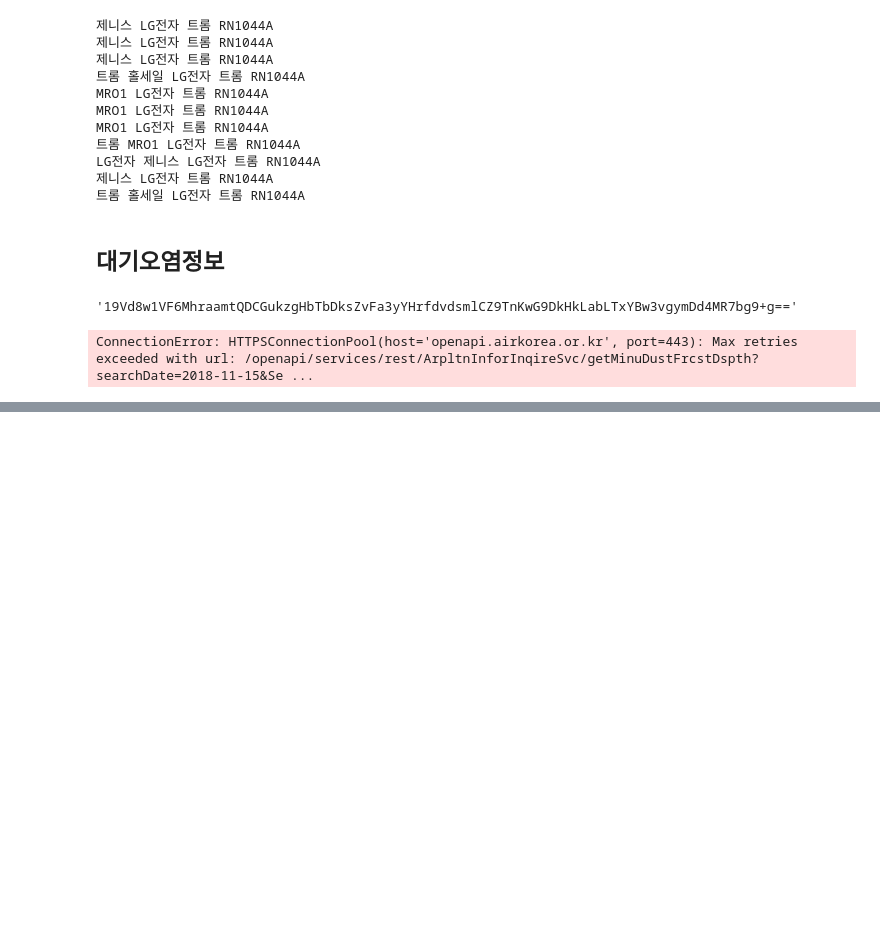
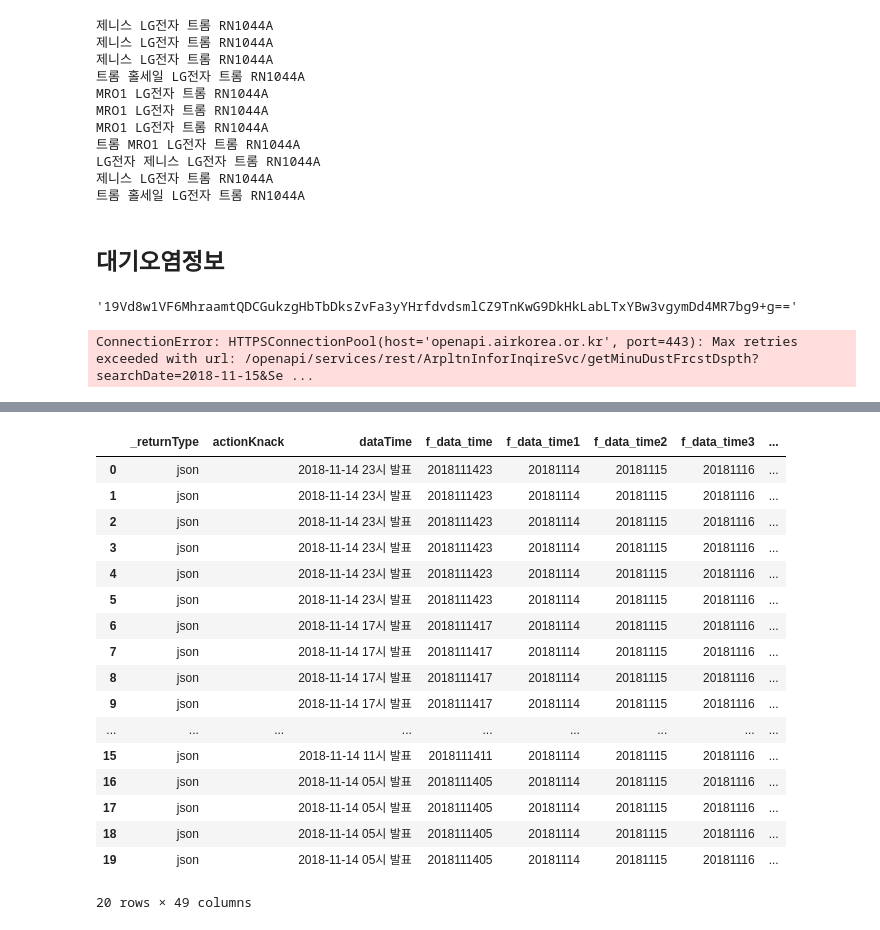
Before and after one commit to CodingSta/demo-lge-201811, a Jupyter notebook: 3일차.ipynb, the cells around one changed output, grey strips where cells are left out. Cells and saved outputs as stored; diff of their text form; code cells hidden in the pictures; blank space fills up the shorter version.

```diff
--- a/3일차.ipynb
+++ b/3일차.ipynb
@@ -510,0 +652,21 @@ ConnectionError: HTTPSConnectionPool(host='openapi.airkorea.or.kr', port=443): M
+# %%
+pd.concat([대기오염_df, inform_grade_df], axis="columns")
+# %% [output]
+|  | _returnType | actionKnack | dataTime | f_data_time | f_data_time1 | f_data_time2 | f_data_time3 | ... |
+| 0 | json |  | 2018-11-14 23시 발표 | 2018111423 | 20181114 | 20181115 | 20181116 | ... |
+| 1 | json |  | 2018-11-14 23시 발표 | 2018111423 | 20181114 | 20181115 | 20181116 | ... |
+| 2 | json |  | 2018-11-14 23시 발표 | 2018111423 | 20181114 | 20181115 | 20181116 | ... |
+| 3 | json |  | 2018-11-14 23시 발표 | 2018111423 | 20181114 | 20181115 | 20181116 | ... |
+| 4 | json |  | 2018-11-14 23시 발표 | 2018111423 | 20181114 | 20181115 | 20181116 | ... |
+| 5 | json |  | 2018-11-14 23시 발표 | 2018111423 | 20181114 | 20181115 | 20181116 | ... |
+| 6 | json |  | 2018-11-14 17시 발표 | 2018111417 | 20181114 | 20181115 | 20181116 | ... |
+| 7 | json |  | 2018-11-14 17시 발표 | 2018111417 | 20181114 | 20181115 | 20181116 | ... |
+| 8 | json |  | 2018-11-14 17시 발표 | 2018111417 | 20181114 | 20181115 | 20181116 | ... |
+| 9 | json |  | 2018-11-14 17시 발표 | 2018111417 | 20181114 | 20181115 | 20181116 | ... |
+| ... | ... | ... | ... | ... | ... | ... | ... | ... |
+| 15 | json |  | 2018-11-14 11시 발표 | 2018111411 | 20181114 | 20181115 | 20181116 | ... |
+| 16 | json |  | 2018-11-14 05시 발표 | 2018111405 | 20181114 | 20181115 | 20181116 | ... |
+| 17 | json |  | 2018-11-14 05시 발표 | 2018111405 | 20181114 | 20181115 | 20181116 | ... |
+| 18 | json |  | 2018-11-14 05시 발표 | 2018111405 | 20181114 | 20181115 | 20181116 | ... |
+| 19 | json |  | 2018-11-14 05시 발표 | 2018111405 | 20181114 | 20181115 | 20181116 | ... |
+20 rows × 49 columns
```
Also changed, not shown: parts of 10 cells of this notebook.
